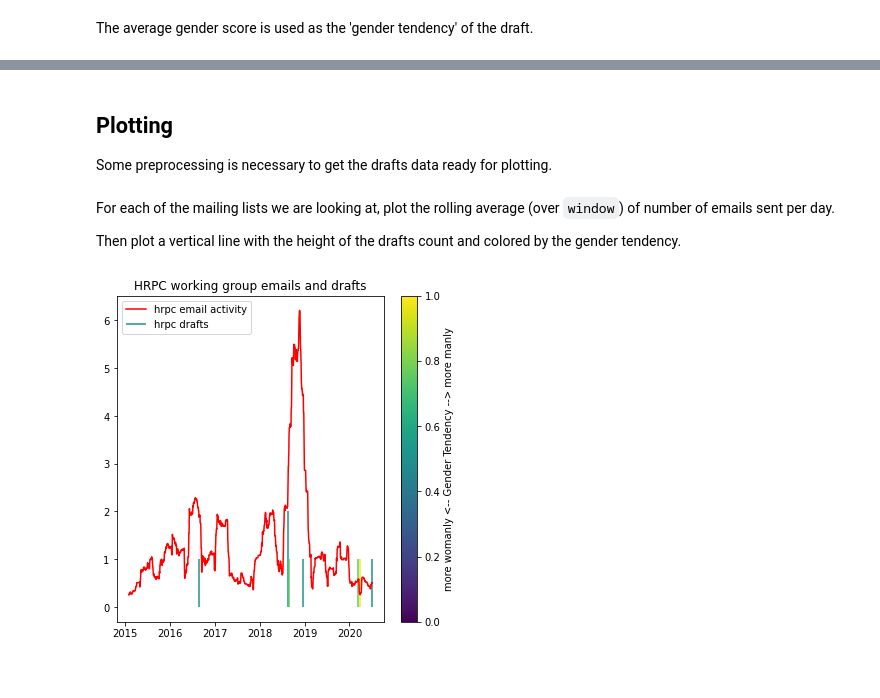
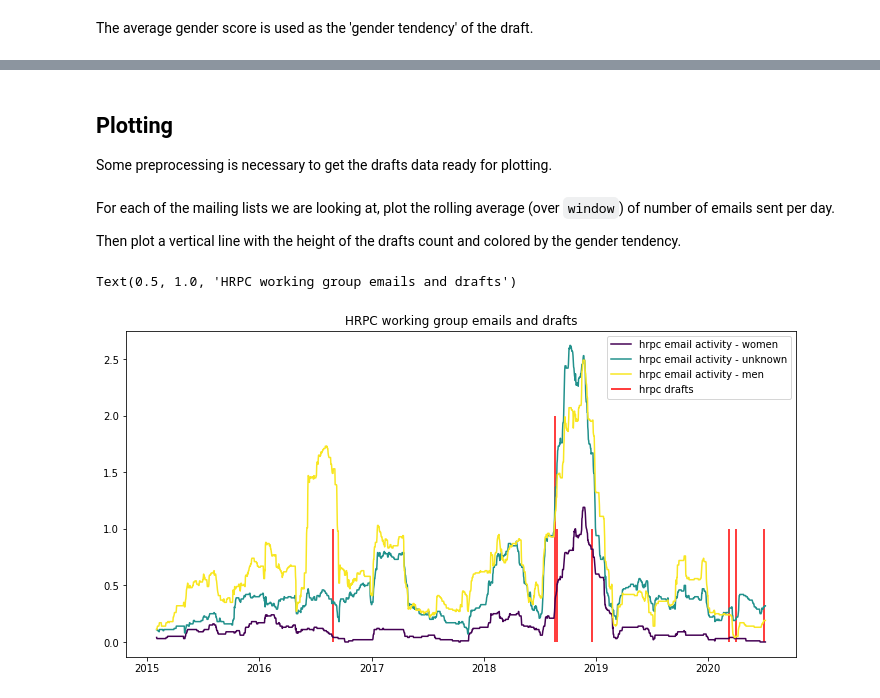
Before and after one commit to datactive/bigbang, a Jupyter notebook: examples/experimental_notebooks/Working Group Emails and Drafts.ipynb, the cells around one changed output, grey strips where cells are left out. Cells and saved outputs as stored; diff of their text form; code cells hidden in the pictures.

Commit message:
adding gender over time participation to working group analysis

```diff
--- a/examples/experimental_notebooks/Working Group Emails and Drafts.ipynb
+++ b/examples/experimental_notebooks/Working Group Emails and Drafts.ipynb
@@ -30,6 +30,7 @@ urls = ["hrpc"]
 archives = [Archive(url,mbox=True) for url in urls]
 
 activities = [arx.get_activity(resolved=False) for arx in archives]
+activity = activities[0]
 # %% [markdown]
 ## Load IETF Draft Data
 
@@ -125,0 +135,5 @@ draft_df['gender tendency'] = draft_df['person'].apply(
+# %%
+gender_activity = activity.groupby(
+    by=lambda x: gender_score(clean_name(x)),
+    axis=1).sum().rename({0.0 : "women", 0.5 : "unknown", 1.0 : "men"},
+                        axis="columns")
@@ -126,11 +152,11 @@ draft_df['gender tendency'] = draft_df['person'].apply(
+# %% [markdown]
+## Plotting
+
+Some preprocessing is necessary to get the drafts data ready for plotting.
 # %%
 from matplotlib import cm
 
 viridis = cm.get_cmap('viridis')
-# %% [markdown]
-## Plotting
-
-Some preprocessing is necessary to get the drafts data ready for plotting.
 # %%
 drafts_per_day = draft_df.groupby('date').count()['title']
 # %%
@@ -144,34 +170,36 @@ Then plot a vertical line with the height of the drafts count and colored by the
 # %%
 window = 100
 # %%
-plt.figure(figsize=(6, 6))
+plt.figure(figsize=(12, 6))
 
-for i, activity in enumerate(activities):
+for i, gender in enumerate(gender_activity.columns):
 
-    colors = 'rgbkm'
+    colors = [viridis(0), viridis(.5), viridis(.99)]
 
-    ta = activity.sum(1)
+    ta = gender_activity[gender]
     rmta = ta.rolling(window).mean()
     rmtadna = rmta.dropna()
     plt.plot_date(np.array(rmtadna.index),
                   np.array(rmtadna.values),
-                  colors[i],
-                  label=mailman.get_list_name(urls[i]) + ' email activity',
+                  color = colors[i],
+                  linestyle = '-', marker = None,
+                  label='hrpc email activity - %s' % (gender),
                   xdate=True)
 
 
 vax = plt.vlines(drafts_per_day.index,
            0,
            drafts_per_day,
-           colors = draft_gt_per_day,
+           colors = 'r', # draft_gt_per_day,
            cmap = 'viridis',
            label='hrpc drafts')
 
 plt.legend()
 plt.title("HRPC working group emails and drafts")
-plt.colorbar(vax, label = "more womanly <-- Gender Tendency --> more manly")
+#plt.colorbar(vax, label = "more womanly <-- Gender Tendency --> more manly")
 
-plt.savefig("activites-marked.png")
-plt.show()
+#plt.savefig("activites-marked.png")
+#plt.show()
 # %% [output]
+Text(0.5, 1.0, 'HRPC working group emails and drafts')
-[figure, old version]
+[figure, new version]
```
Also changed, not shown: parts of 7 cells of this notebook.
